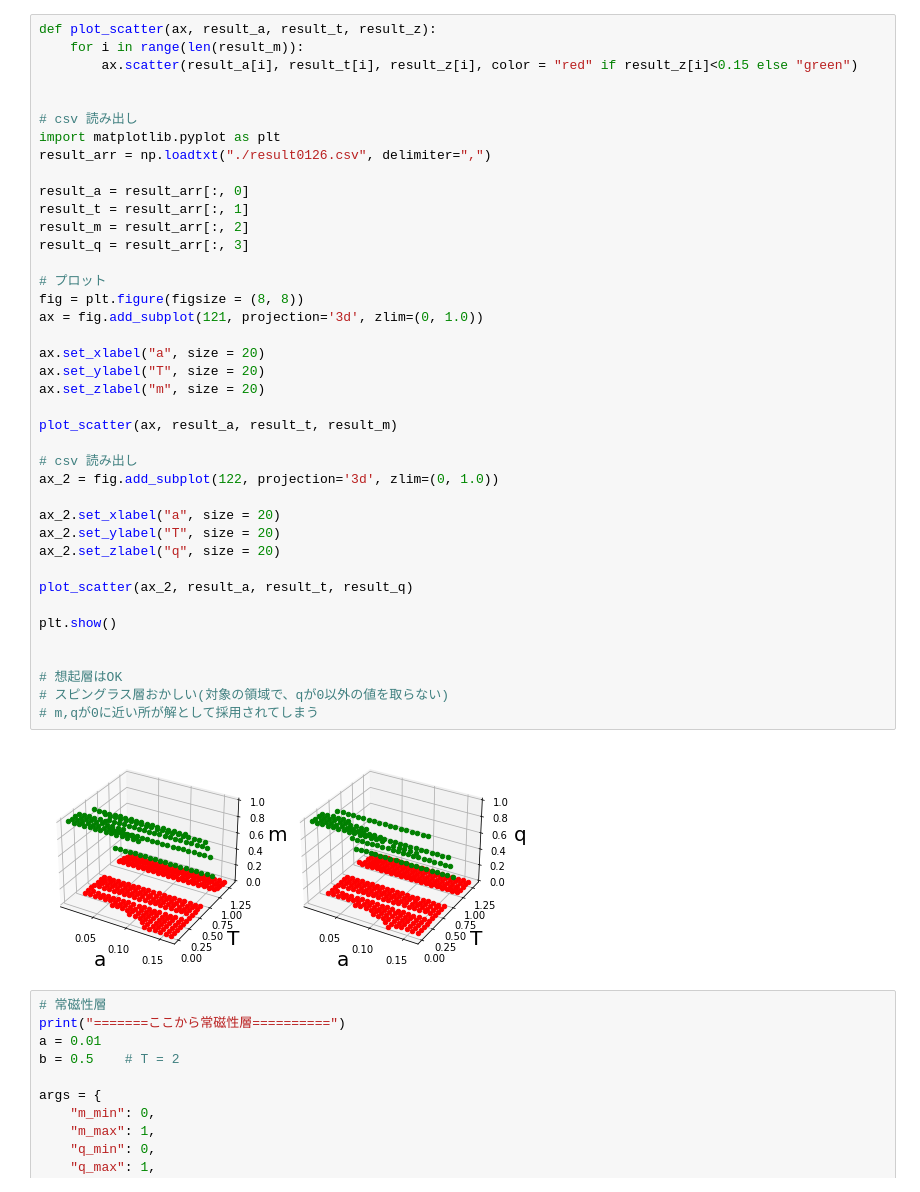
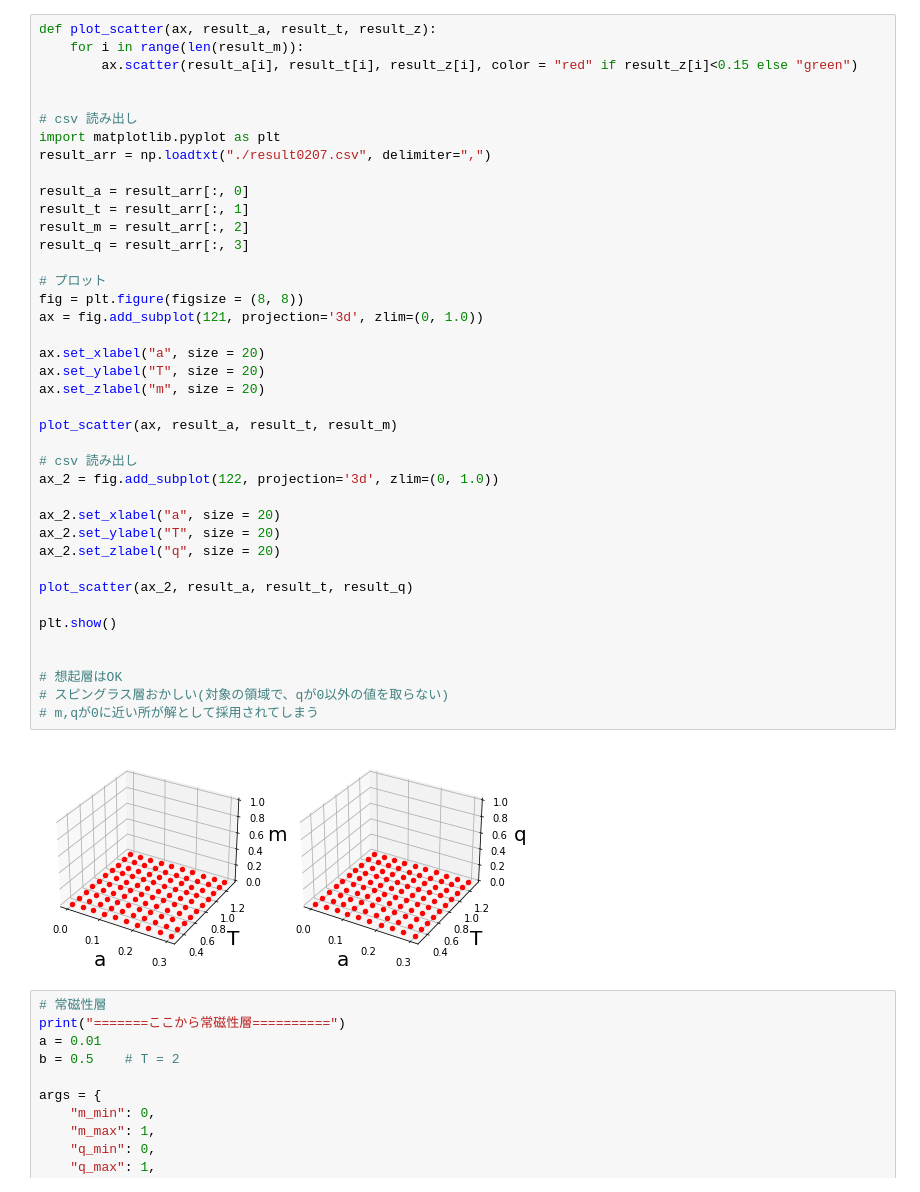
Before and after one commit to yamoyamoto/jupyter, a Jupyter notebook: fp_model/PhaseDiagram-2.ipynb, the cells around one changed output. Cells and saved outputs as stored; diff of their text form.

```diff
--- a/fp_model/PhaseDiagram-2.ipynb
+++ b/fp_model/PhaseDiagram-2.ipynb
@@ -299,40 +288,40 @@ def plot_scatter(ax, result_a, result_t, result_z):
 
 # csv 読み出し
 import matplotlib.pyplot as plt
-result_arr = np.loadtxt("./result0126.csv", delimiter=",")
+result_arr = np.loadtxt("./result0207.csv", delimiter=",")
 
 result_a = result_arr[:, 0]
 result_t = result_arr[:, 1]
 result_m = result_arr[:, 2]
 result_q = result_arr[:, 3]
 
 # プロット
 fig = plt.figure(figsize = (8, 8))
 ax = fig.add_subplot(121, projection='3d', zlim=(0, 1.0))
 
 ax.set_xlabel("a", size = 20)
 ax.set_ylabel("T", size = 20)
 ax.set_zlabel("m", size = 20)
 
 plot_scatter(ax, result_a, result_t, result_m)
 
 # csv 読み出し
 ax_2 = fig.add_subplot(122, projection='3d', zlim=(0, 1.0))
 
 ax_2.set_xlabel("a", size = 20)
 ax_2.set_ylabel("T", size = 20)
 ax_2.set_zlabel("q", size = 20)
 
 plot_scatter(ax_2, result_a, result_t, result_q)
 
 plt.show()
 
 
 # 想起層はOK
 # スピングラス層おかしい(対象の領域で、qが0以外の値を取らない)
 # m,qが0に近い所が解として採用されてしまう
 # %% [output]
-[figure, old version]
+[figure, new version]
 # %%
 # 常磁性層
 print("=======ここから常磁性層==========")
```
Also changed, not shown: parts of 6 cells of this notebook, 2 other files.
